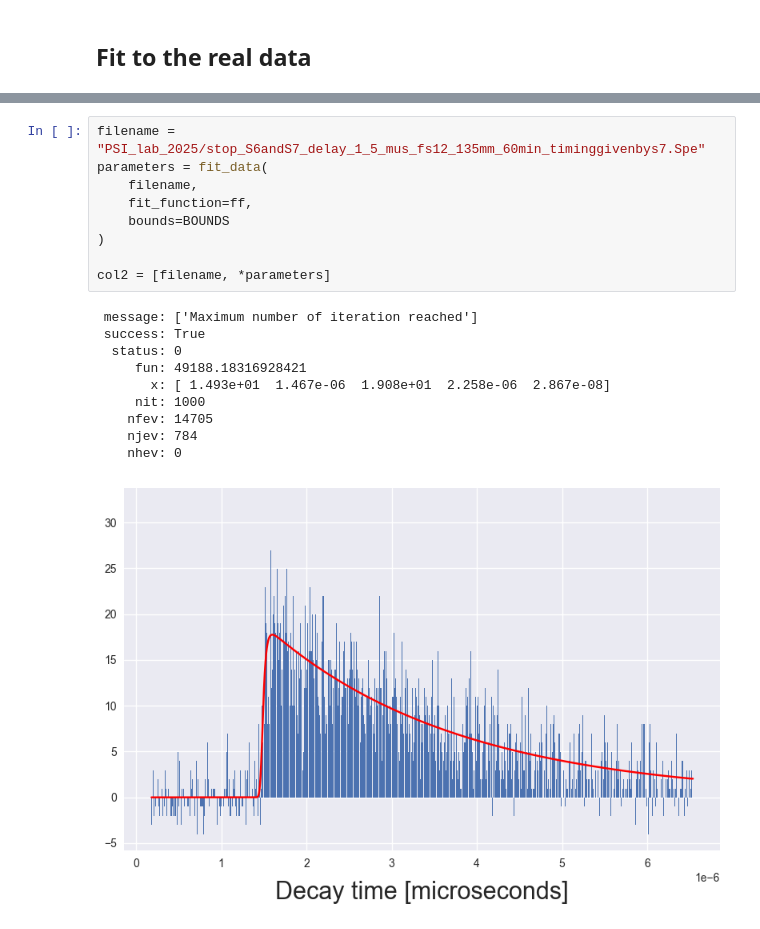
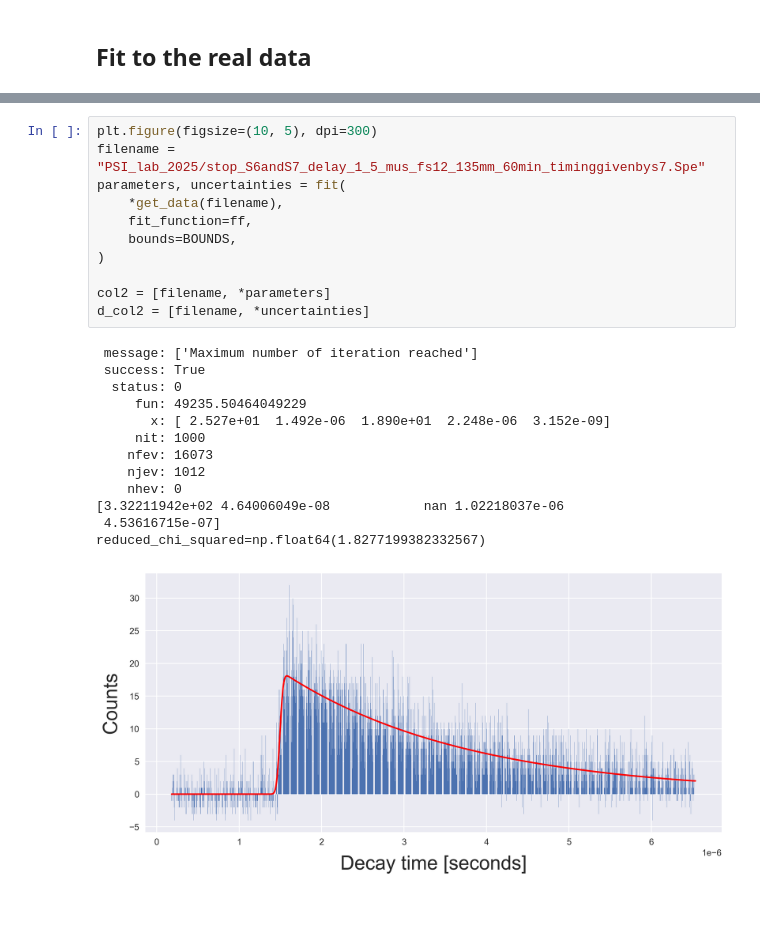
Before and after one commit to max-fatouros/psi-praktikum, a Jupyter notebook: notebooks/example.ipynb, the cells around one changed output, grey strips where cells are left out. Saved outputs shown, nothing was run; the diff lists cells and outputs as text.

```diff
--- a/notebooks/example.ipynb
+++ b/notebooks/example.ipynb
@@ -99,20 +117,25 @@ col1 = [filename, *parameters]
 # %%
+plt.figure(figsize=(10, 5), dpi=300)
 filename = "PSI_lab_2025/stop_S6andS7_delay_1_5_mus_fs12_135mm_60min_timinggivenbys7.Spe"
-parameters = fit_data(
-    filename,
+parameters, uncertainties = fit(
+    *get_data(filename),
     fit_function=ff,
-    bounds=BOUNDS
+    bounds=BOUNDS,
 )
 
 col2 = [filename, *parameters]
+d_col2 = [filename, *uncertainties]
 # %% [output]
  message: ['Maximum number of iteration reached']
  success: True
   status: 0
-     fun: 49188.18316928421
-       x: [ 1.493e+01  1.467e-06  1.908e+01  2.258e-06  2.867e-08]
+     fun: 49235.50464049229
+       x: [ 2.527e+01  1.492e-06  1.890e+01  2.248e-06  3.152e-09]
      nit: 1000
-    nfev: 14705
-    njev: 784
+    nfev: 16073
+    njev: 1012
     nhev: 0
+[3.32211942e+02 4.64006049e-08            nan 1.02218037e-06
+ 4.53616715e-07]
+reduced_chi_squared=np.float64(1.8277199382332567)
-[figure, old version]
+[figure, new version]
```
Also changed, not shown: parts of 8 cells of this notebook, 1 other file.
